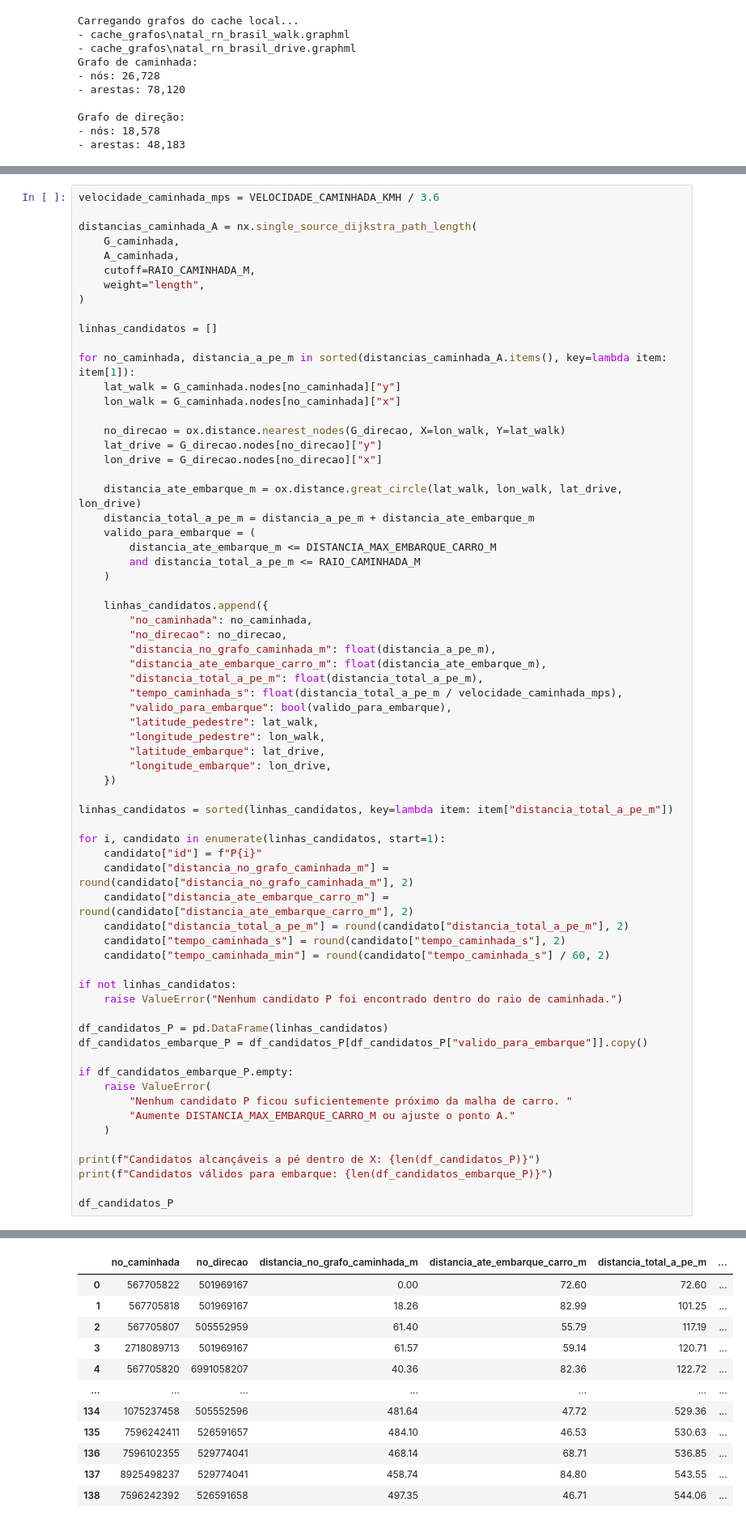
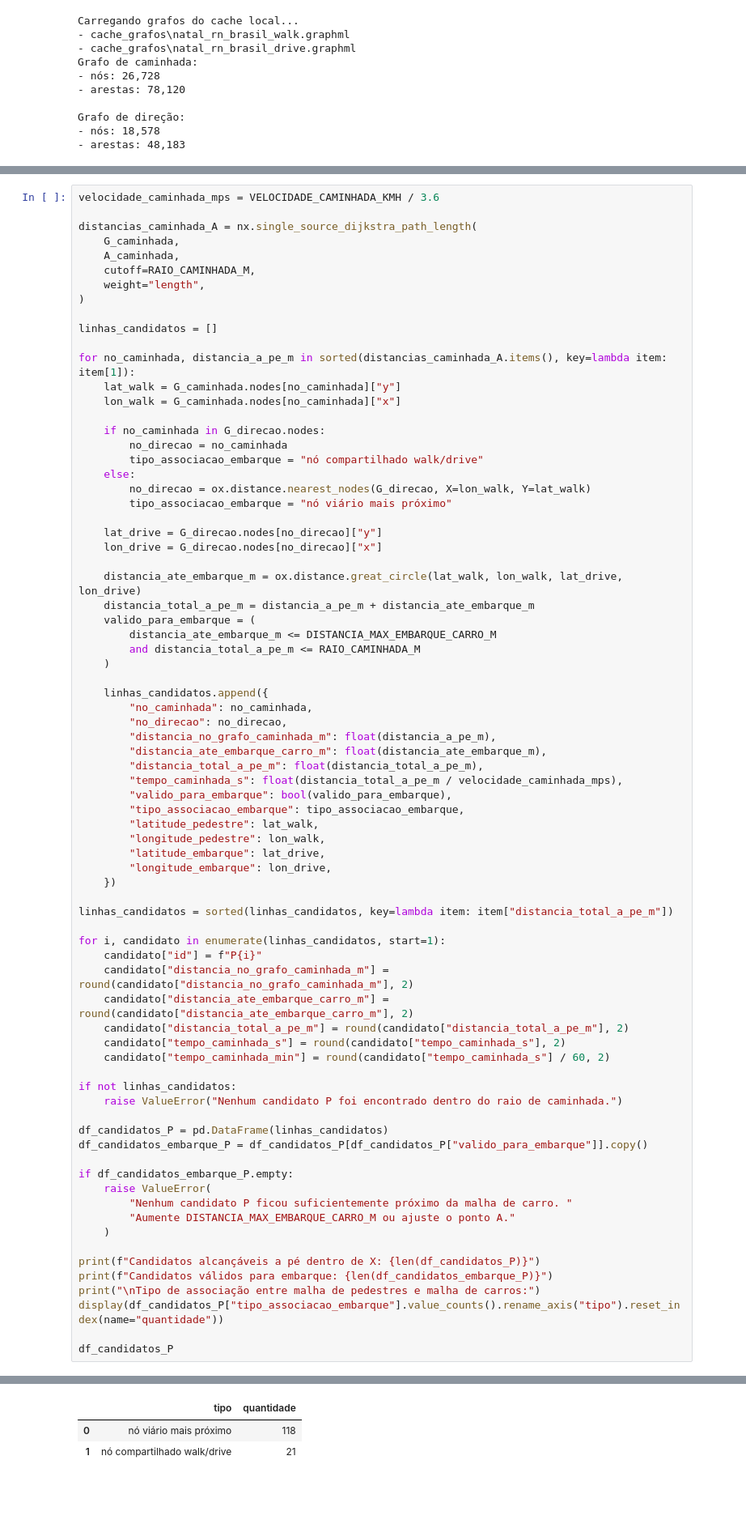
Before and after one commit to edivelton/datastructure, a Jupyter notebook: projects/ridesmart-aed2/RideSmart_AED2.ipynb, the cells around one changed output, grey strips where cells are left out. Shown at 81% size. Saved outputs shown, nothing was run; the diff lists cells and outputs as text; blank space fills up the shorter version.

```diff
--- a/projects/ridesmart-aed2/RideSmart_AED2.ipynb
+++ b/projects/ridesmart-aed2/RideSmart_AED2.ipynb
@@ -327,7 +420,13 @@ for no_caminhada, distancia_a_pe_m in sorted(distancias_caminhada_A.items(), key
     lat_walk = G_caminhada.nodes[no_caminhada]["y"]
     lon_walk = G_caminhada.nodes[no_caminhada]["x"]
 
-    no_direcao = ox.distance.nearest_nodes(G_direcao, X=lon_walk, Y=lat_walk)
+    if no_caminhada in G_direcao.nodes:
+        no_direcao = no_caminhada
+        tipo_associacao_embarque = "nó compartilhado walk/drive"
+    else:
+        no_direcao = ox.distance.nearest_nodes(G_direcao, X=lon_walk, Y=lat_walk)
+        tipo_associacao_embarque = "nó viário mais próximo"
+
     lat_drive = G_direcao.nodes[no_direcao]["y"]
     lon_drive = G_direcao.nodes[no_direcao]["x"]
 
@@ -346,6 +445,7 @@ for no_caminhada, distancia_a_pe_m in sorted(distancias_caminhada_A.items(), key
         "distancia_total_a_pe_m": float(distancia_total_a_pe_m),
         "tempo_caminhada_s": float(distancia_total_a_pe_m / velocidade_caminhada_mps),
         "valido_para_embarque": bool(valido_para_embarque),
+        "tipo_associacao_embarque": tipo_associacao_embarque,
         "latitude_pedestre": lat_walk,
         "longitude_pedestre": lon_walk,
         "latitude_embarque": lat_drive,
@@ -376,6 +476,8 @@ if df_candidatos_embarque_P.empty:
 
 print(f"Candidatos alcançáveis a pé dentro de X: {len(df_candidatos_P)}")
 print(f"Candidatos válidos para embarque: {len(df_candidatos_embarque_P)}")
+print("\nTipo de associação entre malha de pedestres e malha de carros:")
+display(df_candidatos_P["tipo_associacao_embarque"].value_counts().rename_axis("tipo").reset_index(name="quantidade"))
 
 df_candidatos_P
 # %% [output]
@@ -384,12 +488,3 @@ Candidatos válidos para embarque: 42
-|  | no_caminhada | no_direcao | distancia_no_grafo_caminhada_m | distancia_ate_embarque_carro_m | distancia_total_a_pe_m | ... |
-| 0 | 567705822 | 501969167 | 0.00 | 72.60 | 72.60 | ... |
-| 1 | 567705818 | 501969167 | 18.26 | 82.99 | 101.25 | ... |
-| 2 | 567705807 | 505552959 | 61.40 | 55.79 | 117.19 | ... |
-| 3 | 2718089713 | 501969167 | 61.57 | 59.14 | 120.71 | ... |
-| 4 | 567705820 | 6991058207 | 40.36 | 82.36 | 122.72 | ... |
-| ... | ... | ... | ... | ... | ... | ... |
-| 134 | 1075237458 | 505552596 | 481.64 | 47.72 | 529.36 | ... |
-| 135 | 7596242411 | 526591657 | 484.10 | 46.53 | 530.63 | ... |
-| 136 | 7596102355 | 529774041 | 468.14 | 68.71 | 536.85 | ... |
-| 137 | 8925498237 | 529774041 | 458.74 | 84.80 | 543.55 | ... |
-| 138 | 7596242392 | 526591658 | 497.35 | 46.71 | 544.06 | ... |
+|  | tipo | quantidade |
+| 0 | nó viário mais próximo | 118 |
+| 1 | nó compartilhado walk/drive | 21 |
```
Also changed, not shown: parts of 59 cells of this notebook, 2 other files.
